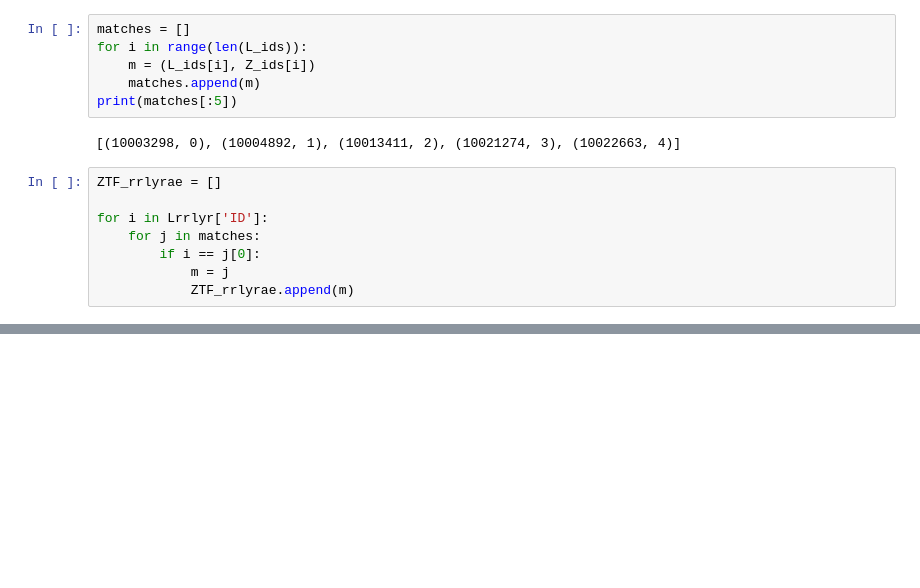
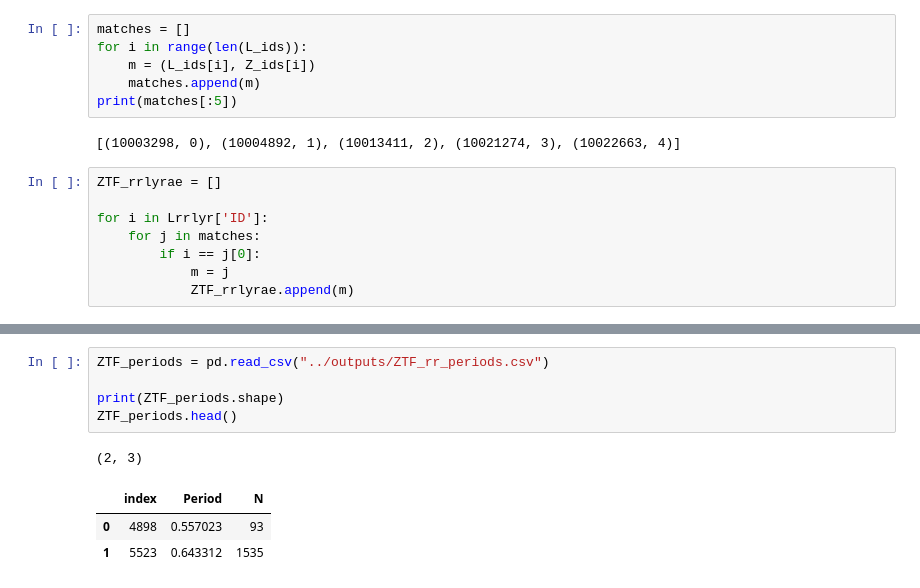
Before and after one commit to emadonev/var_stars, a Jupyter notebook: nbs/03_Analysis_of_light_curve_periods.ipynb, the cells around one changed output, grey strips where cells are left out. Cells and saved outputs as stored; diff of their text form; blank space fills up the shorter version.

Commit message:
fixed code for ZTF period calculation

```diff
--- a/nbs/03_Analysis_of_light_curve_periods.ipynb
+++ b/nbs/03_Analysis_of_light_curve_periods.ipynb
@@ -438,3 +461,13 @@ LC.head()
+# %%
+ZTF_periods = pd.read_csv("../outputs/ZTF_rr_periods.csv")
+
+print(ZTF_periods.shape)
+ZTF_periods.head()
+# %% [output]
+(2, 3)
+|  | index | Period | N |
+| 0 | 4898 | 0.557023 | 93 |
+| 1 | 5523 | 0.643312 | 1535 |
 # %%
 Lrrlyr.head()
 # %% [output]
```
Also changed, not shown: parts of 9 cells of this notebook, 2 other files.
